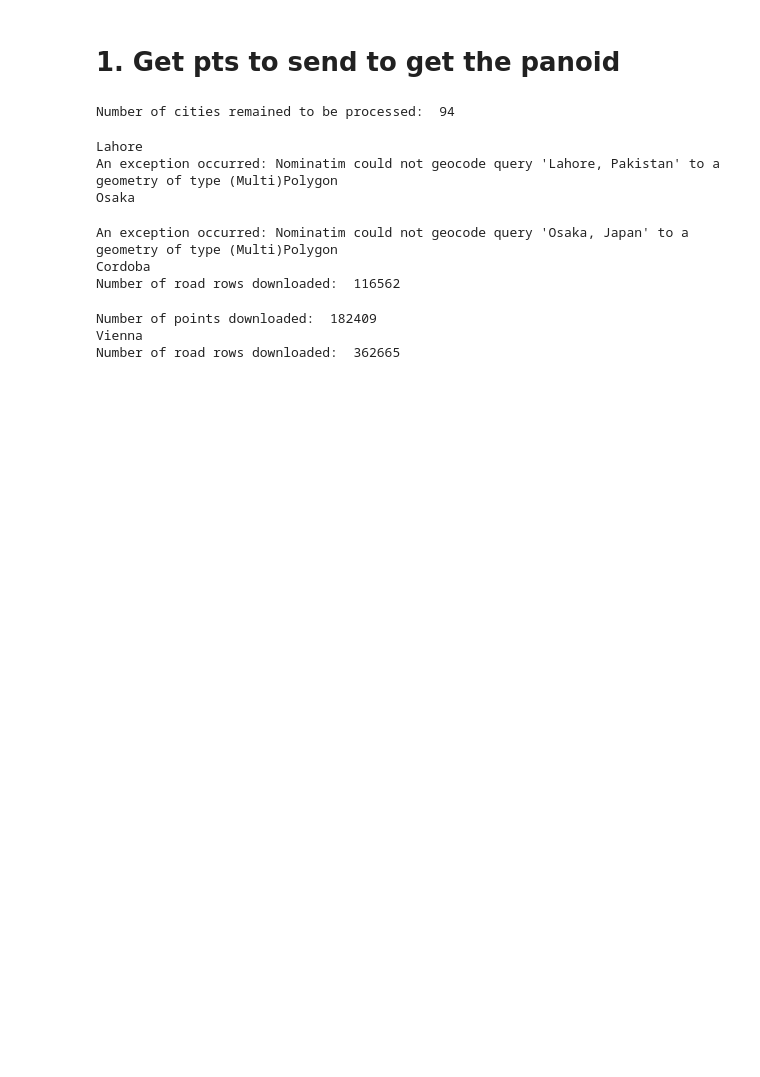
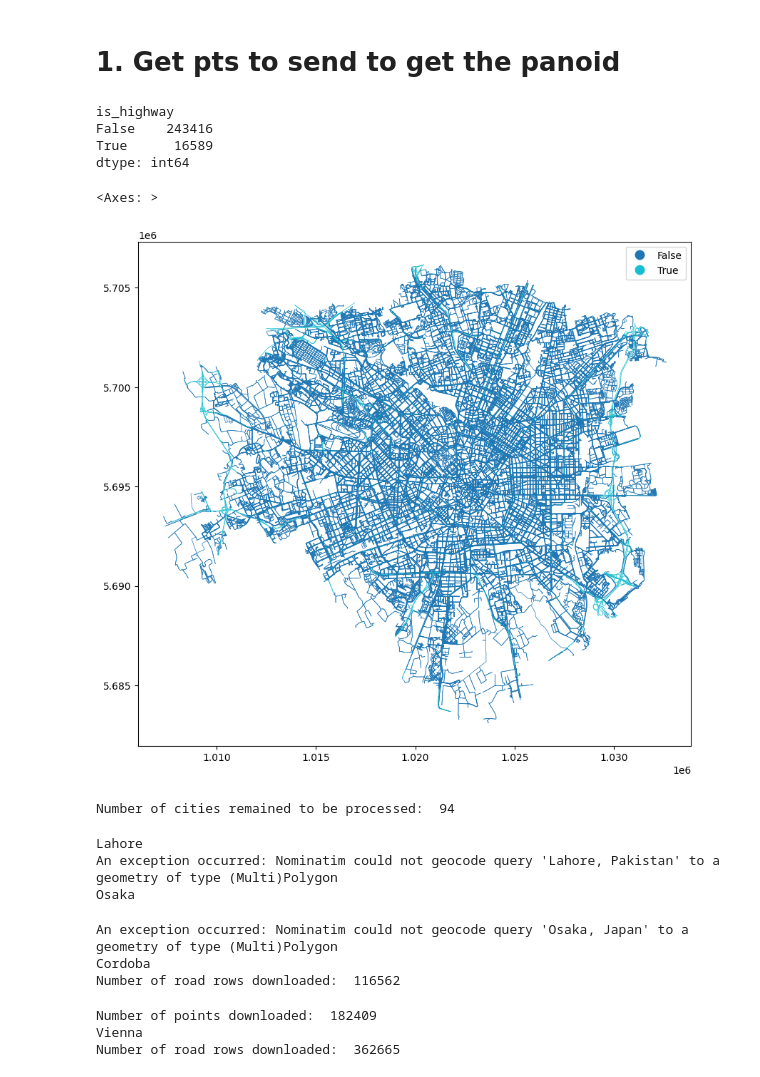
Before and after one commit to brookefzy/uvi-time-machine, a Jupyter notebook: _script/X-data-org/01_downloadpipeline.ipynb, the cells around one changed output. Saved outputs shown, nothing was run; the diff lists cells and outputs as text; code cells hidden in the pictures; blank space fills up the shorter version.

```diff
--- a/_script/X-data-org/01_downloadpipeline.ipynb
+++ b/_script/X-data-org/01_downloadpipeline.ipynb
@@ -82,4 +79,5 @@ GSVROOT = "/lustre1/g/geog_pyloo/05_timemachine/GSV/gsv_rgb"
 # %%
+highway = ['tertiary', 'secondary','primary','motorway', 'trunk']
 def get_folder(cityabbr):
     generalgsv = f'{GSVROOT}/{cityabbr}'
     imgfolder = os.path.join(generalgsv, 'img_rgb')
@@ -181,7 +179,9 @@ def get_road_place(city_country, generalgsv):
     g_proj['newID'] = g_proj['osmid']+'_'+ g_proj['newID'].astype(str)
     g_proj = g_proj.to_crs("EPSG:3857")
     g_proj['length_meter'] = g_proj.geometry.length
-    g_proj[['u','v','osmid','name','geometry','length','length_meter','newID']].to_file(os.path.join(generalgsv, 'road','osm.geojson'),
+    g_proj['highway_str']= g_proj['highway'].apply(lambda x: "".join(x))
+    g_proj['is_highway'] = g_proj['highway_str'].apply(lambda x: any([i in x for i in highway]))
+    g_proj[['u','v','osmid','name','geometry','length','length_meter','newID','highway_str', 'is_highway']].to_file(os.path.join(generalgsv, 'road','osm.geojson'),
                                                                 driver = 'GeoJSON')
     return g_proj
 
@@ -242,7 +242,9 @@ def get_road_bbox(bbox, generalgsv):
     g_proj['newID'] = g_proj['osmid']+'_'+ g_proj['newID'].astype(str)
     g_proj = g_proj.to_crs("EPSG:3857")
     g_proj['length_meter'] = g_proj.geometry.length
-    g_proj[['u','v','osmid','name','geometry','length','length_meter','newID']].to_file(os.path.join(generalgsv, 'road','osm.geojson'),
+    g_proj['highway_str']= g_proj['highway'].apply(lambda x: "".join(x))
+    g_proj['is_highway'] = g_proj['highway_str'].apply(lambda x: any([i in x for i in highway]))
+    g_proj[['u','v','osmid','name','geometry','length','length_meter','newID','highway_str', 'is_highway']].to_file(os.path.join(generalgsv, 'road','osm.geojson'),
                                                                 driver = 'GeoJSON')
     return g_proj
 
@@ -339,6 +328,25 @@ def run_all(city):
     #         figsize=(15,15))
     pointDF = get_pt(road, metafolder)
     print("Number of points downloaded: ", pointDF.shape[0])
+# %%
+city = 'Milan'
+citylower = city.lower().replace(" ","")
+city_country_str = city + ", " + city_country_name[city]
+imgfolder, generalgsv, metafolder = get_folder(citylower)
+road = get_road_place(city_country_str, generalgsv)
+# %%
+road['is_highway'] = road['highway_str'].apply(lambda x: any([i in x for i in highway]))
+road.groupby('is_highway').size()
+# %% [output]
+is_highway
+False    243416
+True      16589
+dtype: int64
+# %%
+road.plot(column = 'is_highway', figsize = (10,10), legend = True, linewidth = 0.5)
+# %% [output]
+<Axes: >
+[figure, added]
 # %%
 from tqdm import tqdm
 finished, remain = check_city()
```
Also changed, not shown: parts of 4 cells of this notebook, 15 other files.
